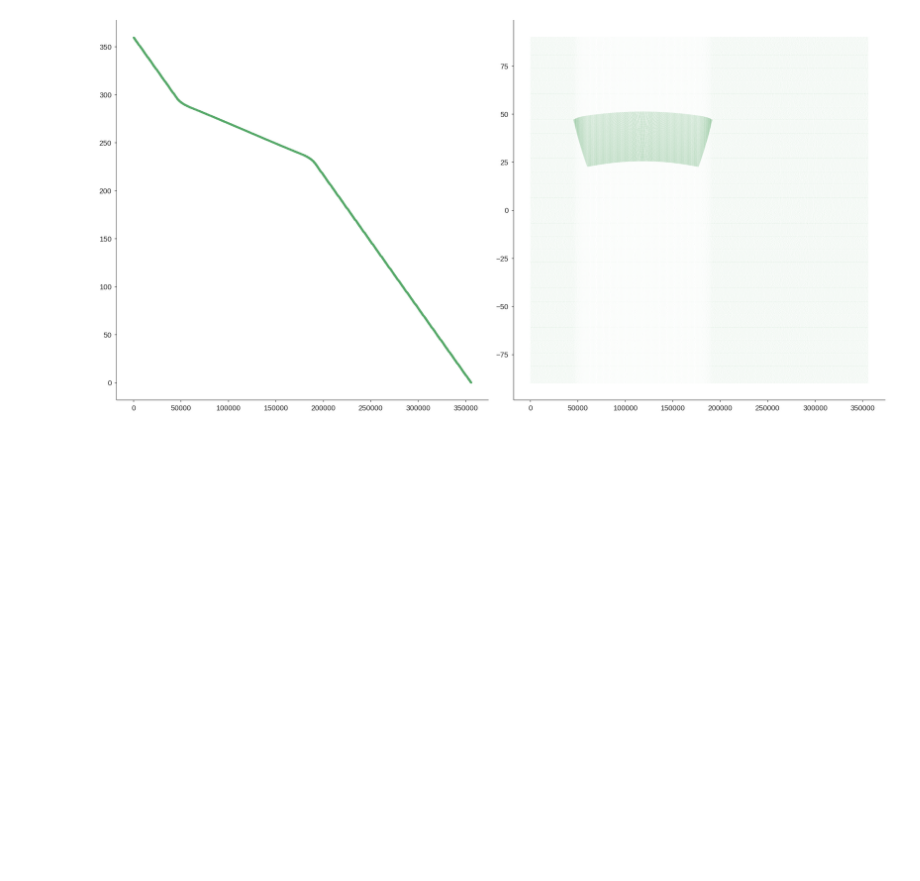
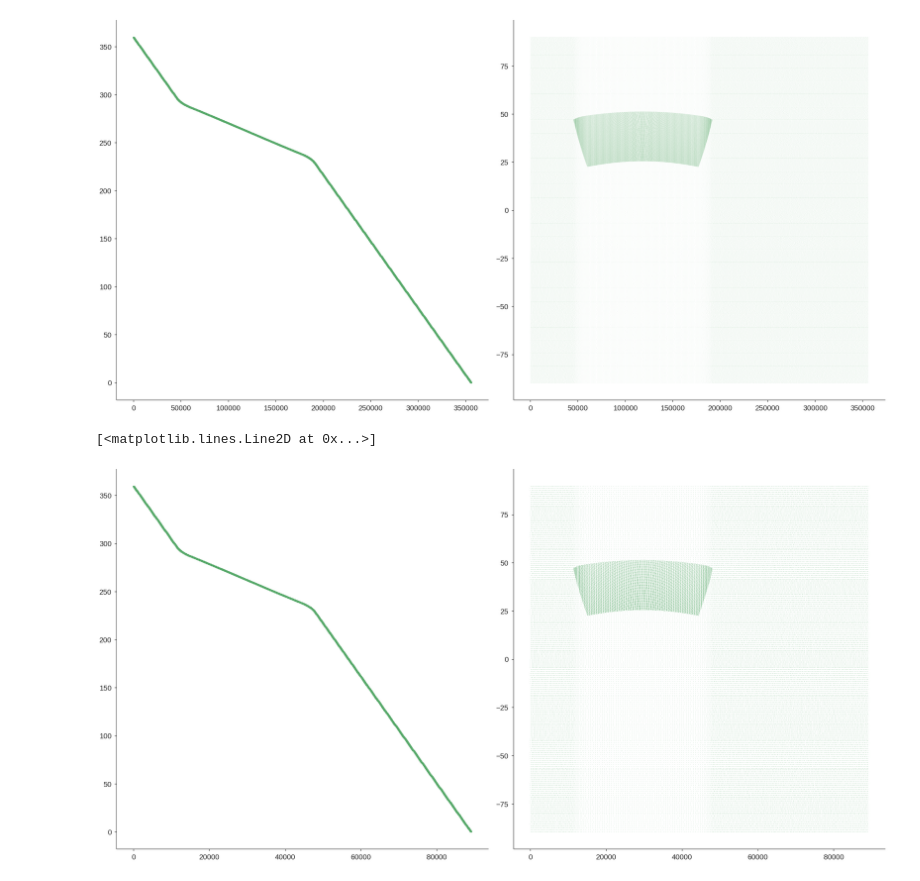
Before and after one commit to NOAA-PSL/nested-eagle, a Jupyter notebook: 0.25deg-06km/mesh-gen/csmswt-trim25-2stage/combine_latent_meshes.ipynb, the cells around one changed output. Drawn from its saved outputs; the diff is of its cells as text; code cells hidden in the pictures; blank space fills up the shorter version.

Commit message:
2 stage encoder ready to go

```diff
--- a/0.25deg-06km/mesh-gen/csmswt-trim25-2stage/combine_latent_meshes.ipynb
+++ b/0.25deg-06km/mesh-gen/csmswt-trim25-2stage/combine_latent_meshes.ipynb
@@ -157,5 +216,6 @@ np.savez("latentx2.spongex1.combined.sorted.npz", lon=cds.lon.values, lat=cds.la
 # %%
-checkit = np.load("latentx2.spongex1.combined.sorted.npz")
+checkit = np.load("latentx2.stage1.spongex1.combined.sorted.npz")
+checkit2 = np.load("latentx4.stage2.spongex1.combined.sorted.npz")
 # %%
 fig, axs = plt.subplots(1, 2, figsize=(24, 12), constrained_layout=True)
 axs[0].plot(checkit["lon"], ls="", marker=".")
@@ -163,3 +223,10 @@ axs[1].plot(checkit["lat"], ls="", marker=".",markersize=.5)
 # %% [output]
 [<matplotlib.lines.Line2D at 0x...>]
 [figure]
+# %%
+fig, axs = plt.subplots(1, 2, figsize=(24, 12), constrained_layout=True)
+axs[0].plot(checkit2["lon"], ls="", marker=".")
+axs[1].plot(checkit2["lat"], ls="", marker=".",markersize=1)
+# %% [output]
+[<matplotlib.lines.Line2D at 0x...>]
+[figure, added]
```
Also changed, not shown: parts of 15 cells of this notebook, 1 other file.
